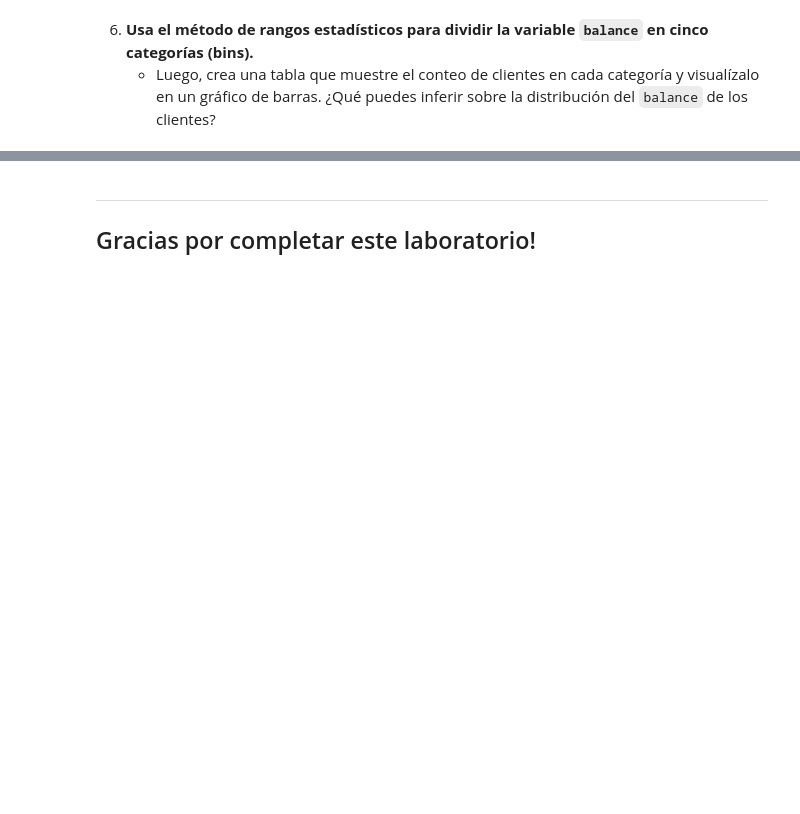
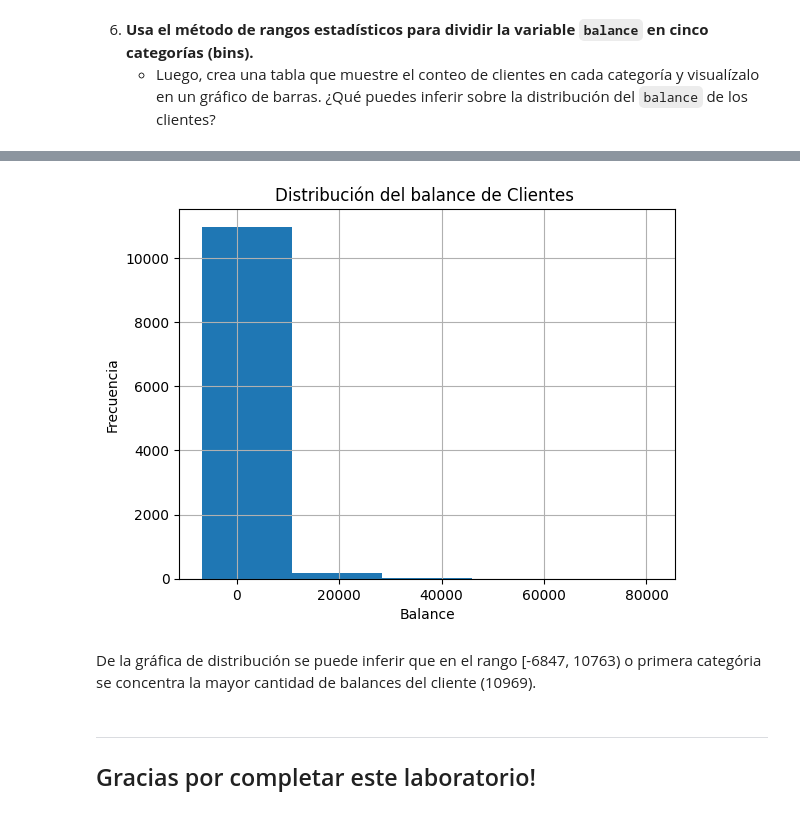
Before and after one commit to PabloAndree/Python_PA, a Jupyter notebook: 01-Fundamentos-Estadistica-Descriptiva-PA.ipynb, the cells around one changed output, grey strips where cells are left out. Drawn from its saved outputs; the diff is of its cells as text; code cells hidden in the pictures; blank space fills up the shorter version.

```diff
--- a/01-Fundamentos-Estadistica-Descriptiva-PA.ipynb
+++ b/01-Fundamentos-Estadistica-Descriptiva-PA.ipynb
@@ -447,0 +586,5 @@ A continuación, tienes seis preguntas retadoras para que pongas en práctica lo
+# %%
+bins = list(range(-6847, 81204, 17610))
+bins[-1] = 81205
+
+print(bins)
@@ -447,0 +598,3 @@ A continuación, tienes seis preguntas retadoras para que pongas en práctica lo
+# %%
+# Usamos pd.cut para clasificar las edades en los rangos definidos.
+pddf['rango_balance'] = pd.cut(pddf['balance'], bins=bins, right=False)
@@ -448,3 +614,13 @@ A continuación, tienes seis preguntas retadoras para que pongas en práctica lo
+# %%
+pddf['balance'].hist(bins=5)
+plt.title("Distribución del balance de Clientes ")
+plt.xlabel("Balance")
+plt.ylabel("Frecuencia")
+plt.show()
+# %% [output]
+[figure, added]
+# %% [markdown]
+De la gráfica de distribución se puede inferir que en el rango [-6847, 10763) o primera categória se concentra la mayor cantidad de balances del cliente (10969).
 # %% [markdown]
 ---
 ## Gracias por completar este laboratorio!
```
Also changed, not shown: parts of 27 cells of this notebook.
